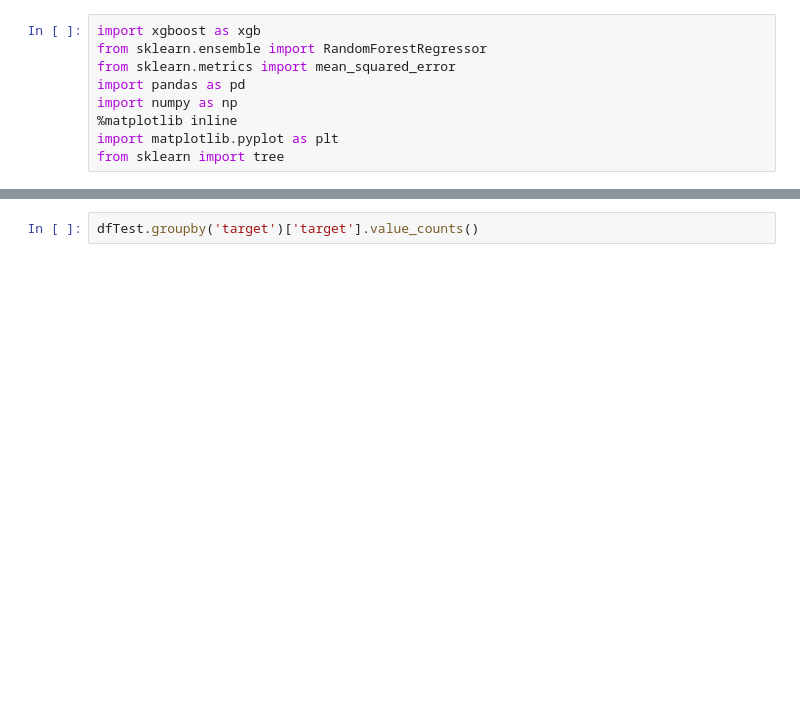
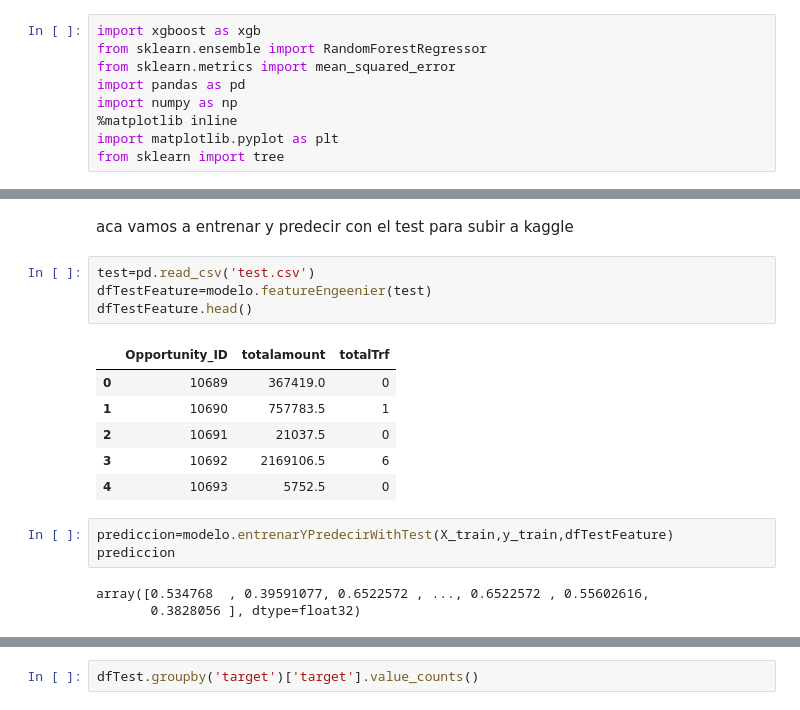
Before and after one commit to joaquinparodi/TP-DATOS, a Jupyter notebook: tp2orga.ipynb, the cells around one changed output, grey strips where cells are left out. Saved outputs shown, nothing was run; the diff lists cells and outputs as text; blank space fills up the shorter version.

```diff
--- a/tp2orga.ipynb
+++ b/tp2orga.ipynb
@@ -243,0 +239,19 @@ dfTest = pd.DataFrame( test[['target']])
+# %% [markdown]
+aca vamos a entrenar y predecir con el test para subir a kaggle
+# %%
+test=pd.read_csv('test.csv')
+dfTestFeature=modelo.featureEngeenier(test)
+dfTestFeature.head()
+# %% [output]
+|  | Opportunity_ID | totalamount | totalTrf |
+| 0 | 10689 | 367419.0 | 0 |
+| 1 | 10690 | 757783.5 | 1 |
+| 2 | 10691 | 21037.5 | 0 |
+| 3 | 10692 | 2169106.5 | 6 |
+| 4 | 10693 | 5752.5 | 0 |
+# %%
+prediccion=modelo.entrenarYPredecirWithTest(X_train,y_train,dfTestFeature)
+prediccion
+# %% [output]
+array([0.534768  , 0.39591077, 0.6522572 , ..., 0.6522572 , 0.55602616,
+       0.3828056 ], dtype=float32)
```
Also changed, not shown: parts of 35 cells of this notebook.
